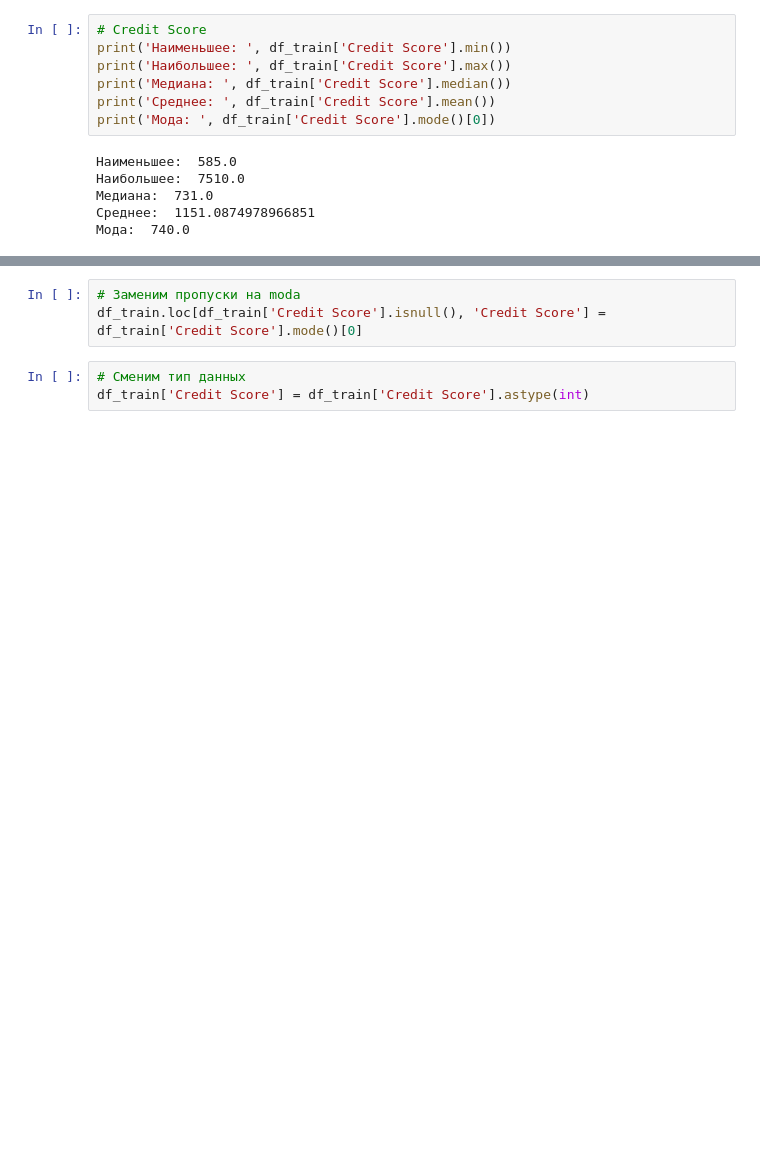
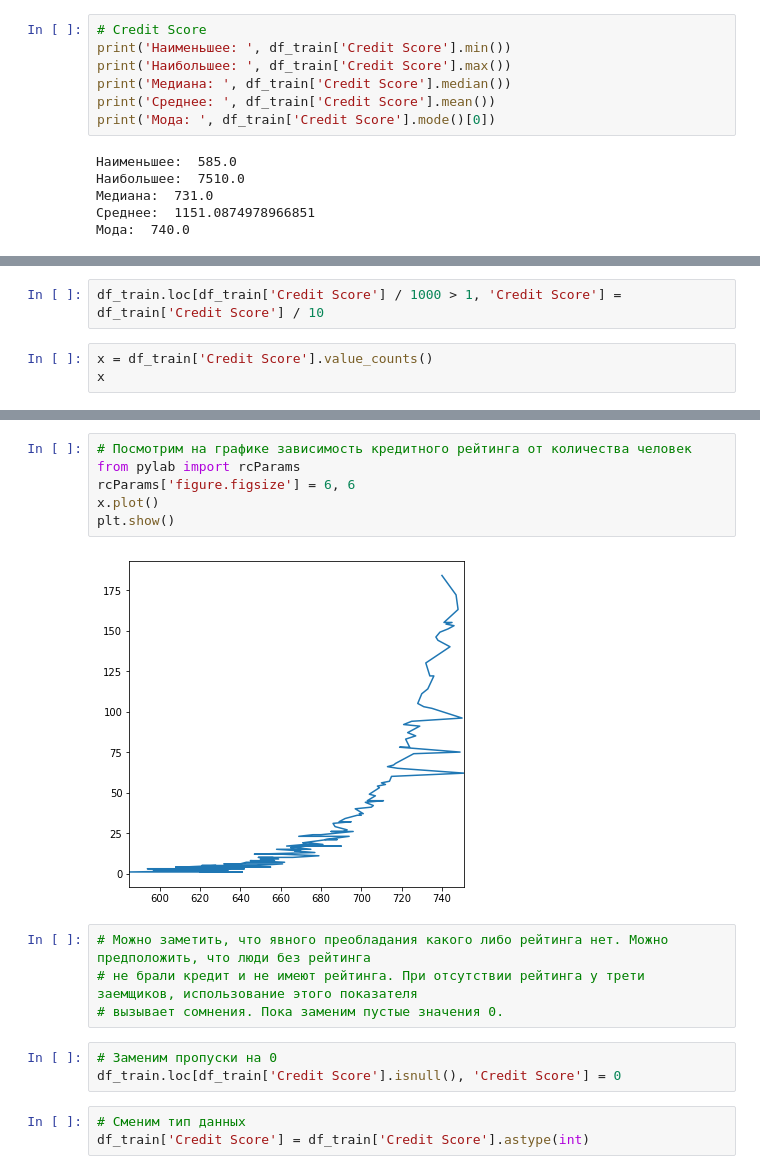
Before and after one commit to LevNic/DataScience2, a Jupyter notebook: SSolovev_solution.ipynb, the cells around one changed output, grey strips where cells are left out. Cells and saved outputs as stored; diff of their text form; blank space fills up the shorter version.

```diff
--- a/SSolovev_solution.ipynb
+++ b/SSolovev_solution.ipynb
@@ -147,0 +160,5 @@ print('Мода: ', df_train['Credit Score'].mode()[0])
+# %%
+df_train.loc[df_train['Credit Score'] / 1000 > 1, 'Credit Score'] = df_train['Credit Score'] / 10
+# %%
+x = df_train['Credit Score'].value_counts()
+x
@@ -148,6 +178,18 @@ print('Мода: ', df_train['Credit Score'].mode()[0])
+# %%
+# Посмотрим на графике зависимость кредитного рейтинга от количества человек
+from pylab import rcParams
+rcParams['figure.figsize'] = 6, 6
+x.plot()
+plt.show()
+# %% [output]
+[figure, added]
+# %%
+# Можно заметить, что явного преобладания какого либо рейтинга нет. Можно предположить, что люди без рейтинга
+# не брали кредит и не имеют рейтинга. При отсутствии рейтинга у трети заемщиков, использование этого показателя
+# вызывает сомнения. Пока заменим пустые значения 0.
 # %%
-# Заменим пропуски на moda
-df_train.loc[df_train['Credit Score'].isnull(), 'Credit Score'] = df_train['Credit Score'].mode()[0]
+# Заменим пропуски на 0
+df_train.loc[df_train['Credit Score'].isnull(), 'Credit Score'] = 0
 # %%
 # Сменим тип данных
 df_train['Credit Score'] = df_train['Credit Score'].astype(int)
```
Also changed, not shown: parts of 44 cells of this notebook, 1 other file.
